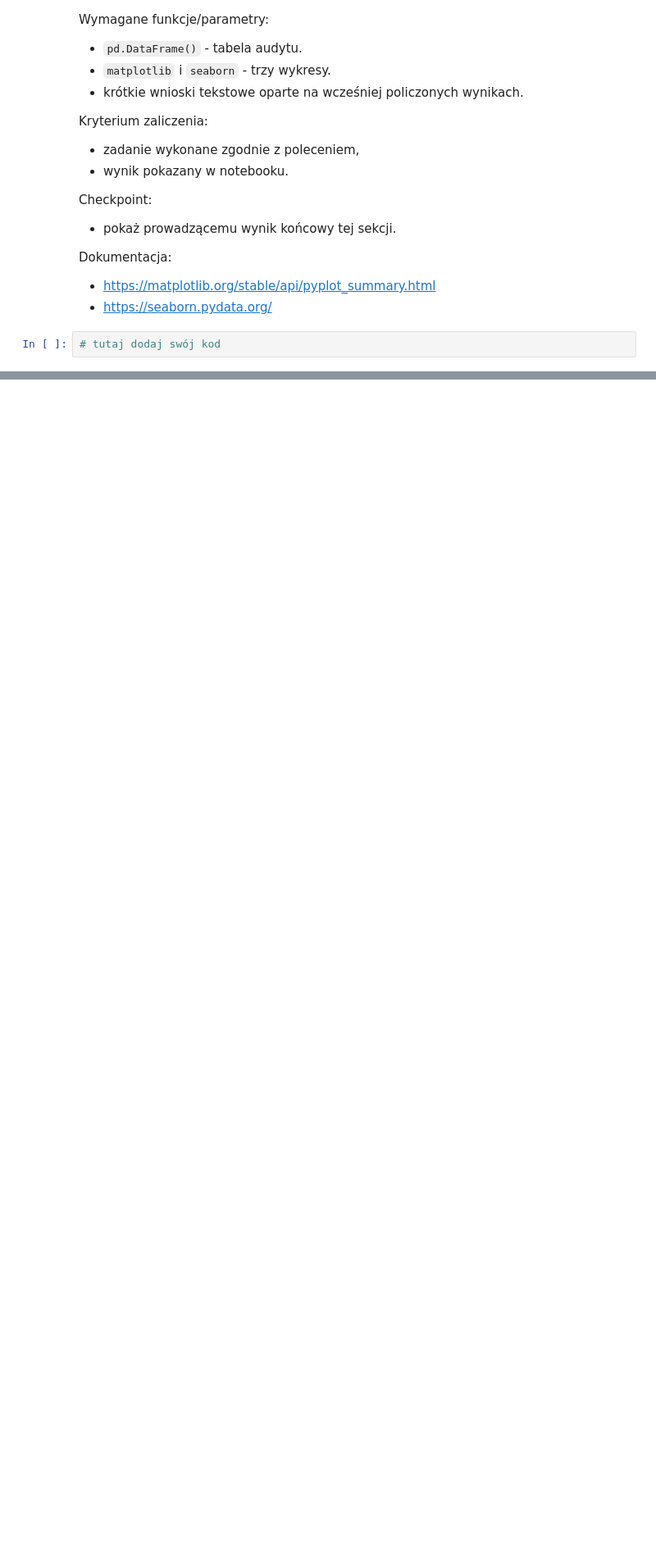
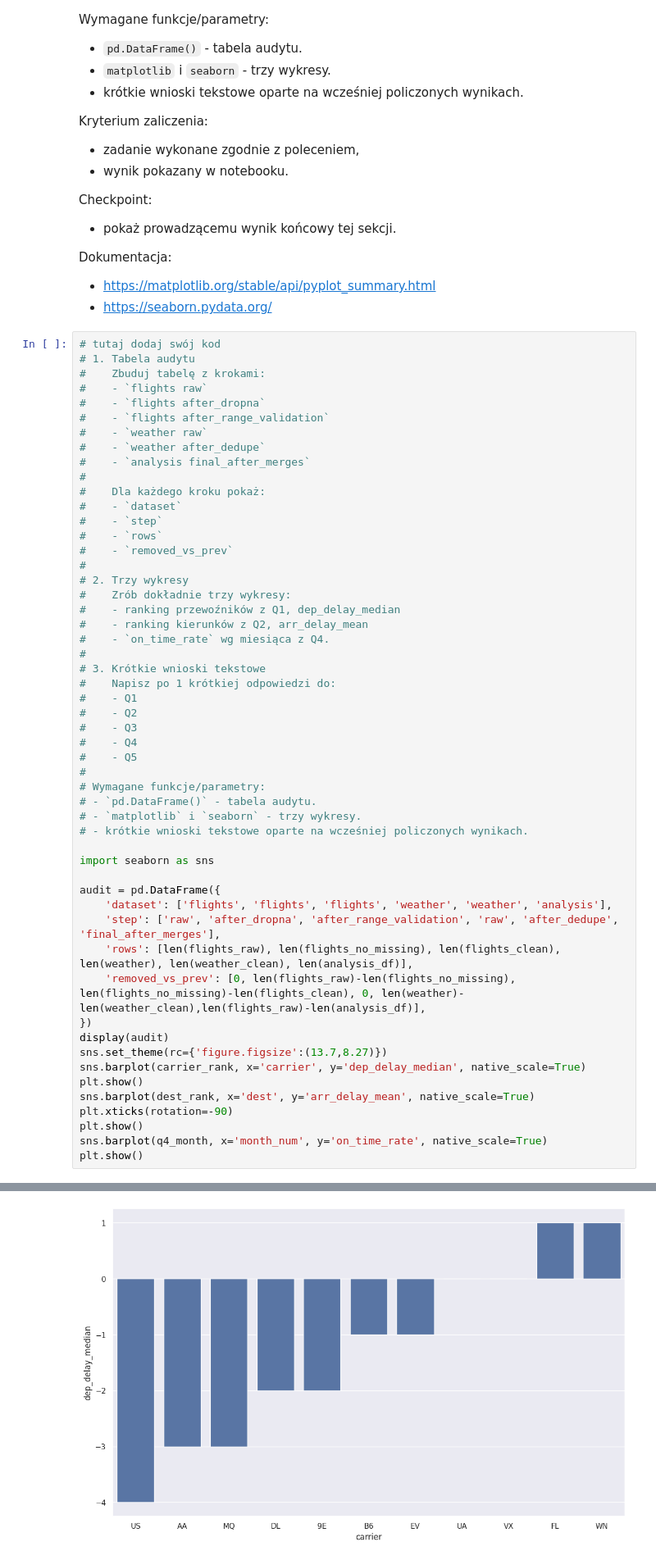
Before and after one commit to tpawlonka/AnalizaDanychPythonKurs, a Jupyter notebook: AnalizaDanychPython_Lekcja4.ipynb, the cells around one changed output, grey strips where cells are left out. Shown at 82% size. Drawn from its saved outputs; the diff is of its cells as text; blank space fills up the shorter version.

```diff
--- a/AnalizaDanychPython_Lekcja4.ipynb
+++ b/AnalizaDanychPython_Lekcja4.ipynb
@@ -1560,3 +1607,55 @@ Dokumentacja:
 - https://seaborn.pydata.org/
 # %%
 # tutaj dodaj swój kod
+# 1. Tabela audytu
+#    Zbuduj tabelę z krokami:
+#    - `flights raw`
+#    - `flights after_dropna`
+#    - `flights after_range_validation`
+#    - `weather raw`
+#    - `weather after_dedupe`
+#    - `analysis final_after_merges`
+#
+#    Dla każdego kroku pokaż:
+#    - `dataset`
+#    - `step`
+#    - `rows`
+#    - `removed_vs_prev`
+#
+# 2. Trzy wykresy
+#    Zrób dokładnie trzy wykresy:
+#    - ranking przewoźników z Q1, dep_delay_median
+#    - ranking kierunków z Q2, arr_delay_mean
+#    - `on_time_rate` wg miesiąca z Q4.
+#
+# 3. Krótkie wnioski tekstowe
+#    Napisz po 1 krótkiej odpowiedzi do:
+#    - Q1
+#    - Q2
+#    - Q3
+#    - Q4
+#    - Q5
+#
+# Wymagane funkcje/parametry:
+# - `pd.DataFrame()` - tabela audytu.
+# - `matplotlib` i `seaborn` - trzy wykresy.
+# - krótkie wnioski tekstowe oparte na wcześniej policzonych wynikach.
+
+import seaborn as sns
+
+audit = pd.DataFrame({
+    'dataset': ['flights', 'flights', 'flights', 'weather', 'weather', 'analysis'],
+    'step': ['raw', 'after_dropna', 'after_range_validation', 'raw', 'after_dedupe', 'final_after_merges'],
+    'rows': [len(flights_raw), len(flights_no_missing), len(flights_clean), len(weather), len(weather_clean), len(analysis_df)],
+    'removed_vs_prev': [0, len(flights_raw)-len(flights_no_missing), len(flights_no_missing)-len(flights_clean), 0, len(weather)-len(weather_clean),len(flights_raw)-len(analysis_df)],
+})
+display(audit)
+sns.set_theme(rc={'figure.figsize':(13.7,8.27)})
+sns.barplot(carrier_rank, x='carrier', y='dep_delay_median', native_scale=True)
+plt.show()
+sns.barplot(dest_rank, x='dest', y='arr_delay_mean', native_scale=True)
+plt.xticks(rotation=-90)
+plt.show()
+sns.barplot(q4_month, x='month_num', y='on_time_rate', native_scale=True)
+plt.show()
+# %% [output]
@@ -1562,0 +1669 @@ Dokumentacja:
+[figure, added]
```
Also changed, not shown: parts of 11 cells of this notebook.
